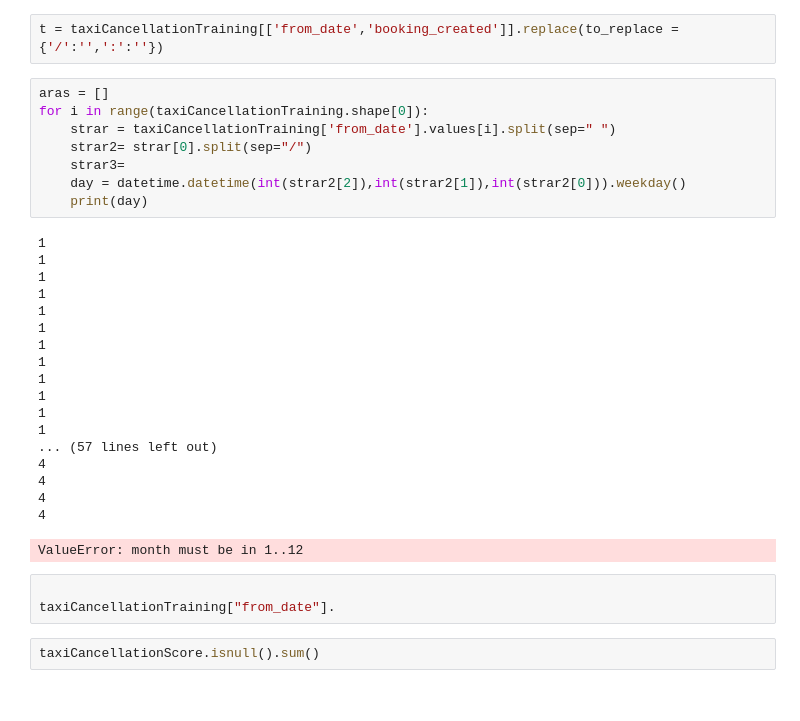
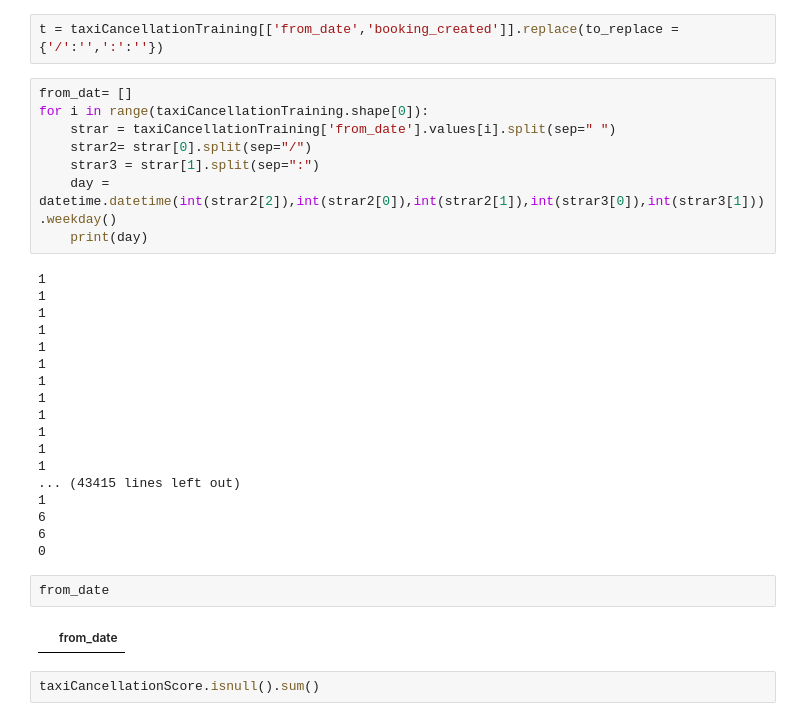
Before and after one commit to PrathnaPel/data-mining-final, a Jupyter notebook: TaxiCancellationFinal.ipynb, the cells around one changed output. Drawn from its saved outputs; the diff is of its cells as text.

```diff
--- a/TaxiCancellationFinal.ipynb
+++ b/TaxiCancellationFinal.ipynb
@@ -61,12 +56,12 @@ dtype: int64
 # %%
 t = taxiCancellationTraining[['from_date','booking_created']].replace(to_replace = {'/':'',':':''})
 # %%
-aras = []
+from_dat= []
 for i in range(taxiCancellationTraining.shape[0]):
     strar = taxiCancellationTraining['from_date'].values[i].split(sep=" ")
     strar2= strar[0].split(sep="/")
-    strar3=
-    day = datetime.datetime(int(strar2[2]),int(strar2[1]),int(strar2[0])).weekday()
+    strar3 = strar[1].split(sep=":")
+    day = datetime.datetime(int(strar2[2]),int(strar2[0]),int(strar2[1]),int(strar3[0]),int(strar3[1])).weekday()
     print(day)
 # %% [output]
 1
@@ -81,15 +76,15 @@ for i in range(taxiCancellationTraining.shape[0]):
 1
 1
 1
-... (57 lines left out)
-4
-4
-4
-4
+... (43415 lines left out)
+1
+6
+6
+0
-ValueError: month must be in 1..12
-# %%
-
-taxiCancellationTraining["from_date"].
+# %%
+from_date
+# %% [output]
+|  | from_date |
 # %%
 taxiCancellationScore.isnull().sum()
 # %%
```
Also changed, not shown: parts of 6 cells of this notebook.
